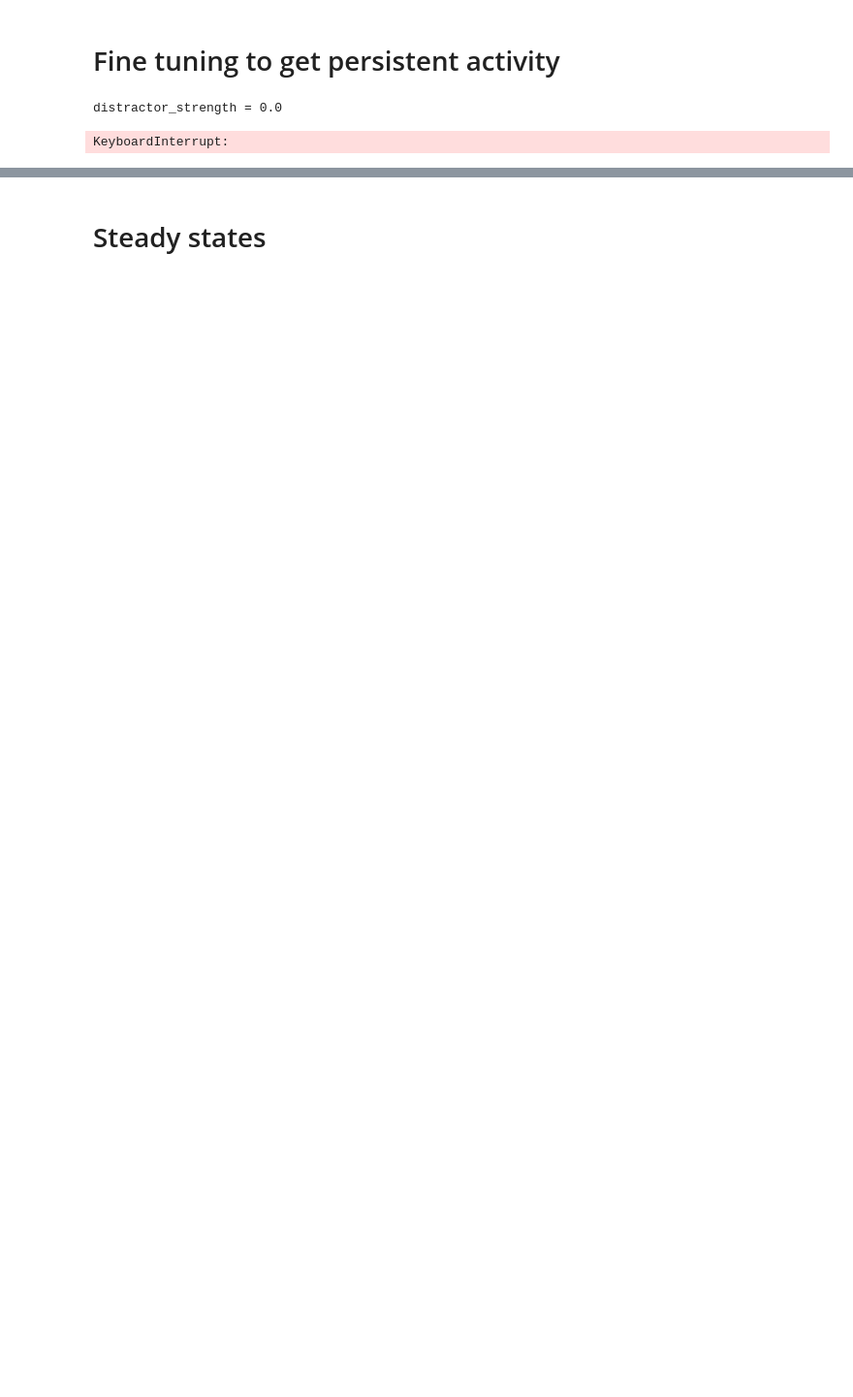
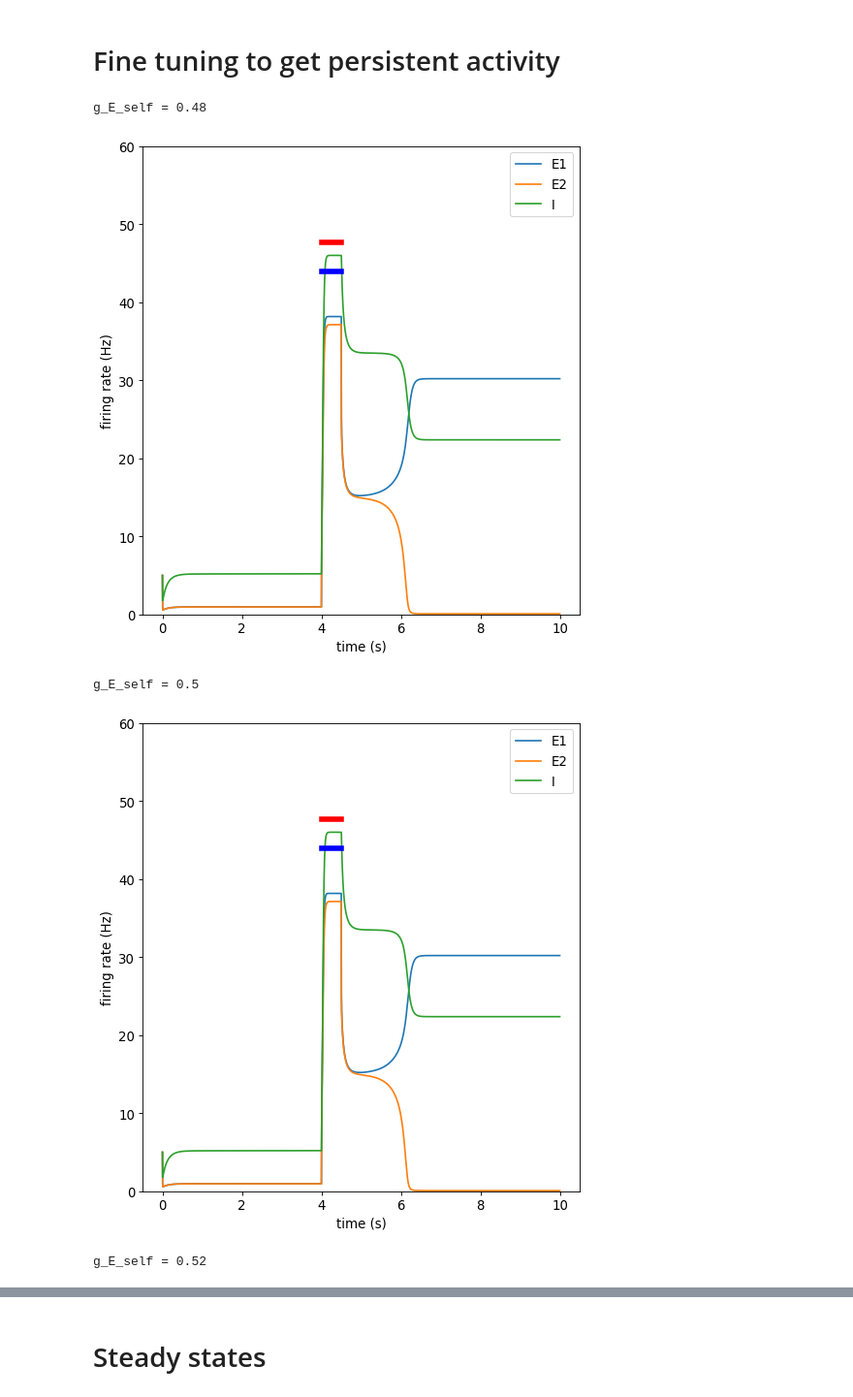
Before and after one commit to HectorSainvet/Neurosciences, a Jupyter notebook: Claustrum_Project_H_Local_Circuit.ipynb, the cells around one changed output, grey strips where cells are left out. Shown: that part at 97% size. Saved outputs shown, nothing was run; the diff lists cells and outputs as text; code cells hidden in the pictures; blank space fills up the shorter version.

```diff
--- a/Claustrum_Project_H_Local_Circuit.ipynb
+++ b/Claustrum_Project_H_Local_Circuit.ipynb
@@ -312,17 +298,25 @@ fig = model_0.draw()
 # %%
 def fine_tuning(parameter,par_list = np.arange(0,0.5,0.1)):
     for p, par in enumerate(par_list):
-        print('distractor_strength =', par)
-        p_1 = parameter.copy()
-        p_1.update({'distractor_strength': par * brian2.nA})
+        print('g_E_self =', par)
+        p_1 = p_0.copy()
+        p_1.update({'g_E_self': par * brian2.nA})
+        J =  np.array([[p_0['g_E_self']    , p_0['g_E_cross'], p_0['g_I_E']],
+              [p_0['g_E_cross']    , p_0['g_E_self'],  p_0['g_I_E']],
+               [p_0['g_E_I'],p_0['g_E_I'],p_0['g_Iself'] ]]).T * brian2.amp
+        J_NMDA = J*((J>0).astype(np.int))
+        J_GABA = J*((J<0).astype(np.int))
         model_1 = Model(p_1)
         model_1.run()
         fig = model_1.draw()
     return
 # %%
-l = np.arange(0,0.01,0.002)
+l = np.arange(0.48,0.60,0.02)
 
 fine_tuning(p_0,l)
 # %% [output]
-distractor_strength = 0.0
+g_E_self = 0.48
+[figure, added]
-KeyboardInterrupt:
+g_E_self = 0.5
+[figure, added]
+g_E_self = 0.52
```
Also changed, not shown: parts of 14 cells of this notebook.
